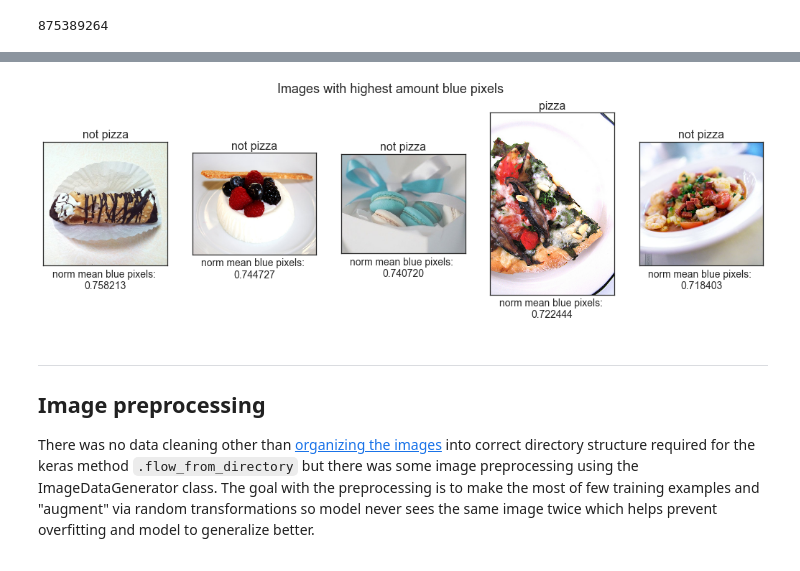
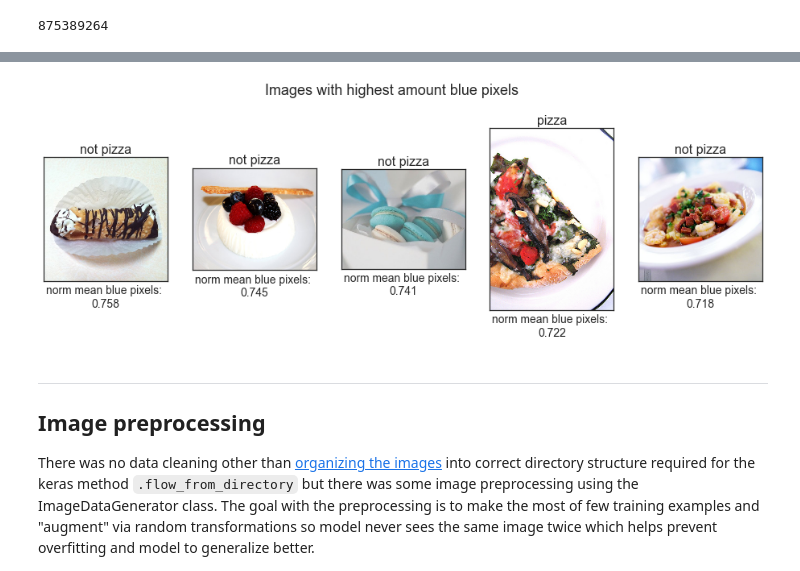
Before and after one commit to vnessified/DSI-SF-2-vnessified, a Jupyter notebook: capstone/technical_report/tech_report.ipynb, the cells around one changed output, grey strips where cells are left out. Saved outputs shown, nothing was run; the diff lists cells and outputs as text; code cells hidden in the pictures.

```diff
--- a/capstone/technical_report/tech_report.ipynb
+++ b/capstone/technical_report/tech_report.ipynb
@@ -56,6 +62,6 @@ df.to_csv('image_info.csv')
 # %%
-df = pd.read_csv('image_info.csv', index_col=0)
-df.head()
+img_info = pd.read_csv('image_info.csv', index_col=0)
+img_info.head()
 # %% [output]
 |  | label | red | green | blue | hue | sat | val | img_height | img_width | total_px | ... |
 | 0 | 0 | 0.232010 | 0.121889 | 0.040963 | 36.224313 | 0.808038 | 0.232448 | 512 | 384 | 196608 | ... |
@@ -124,7 +136,7 @@ plt.show()
 sns.set_style("white")
 fig, ax = plt.subplots(1,5,figsize=(16,4))
 
-sat_df = df.sort_values('sat', ascending=False)
+sat_df = img_info.sort_values('sat', ascending=False)
 images_plot = []
 
 for img in sat_df['full_path'][:5]:
@@ -139,7 +151,7 @@ for i in range(5):
     plt.imshow(images_plot[i])
     label = 'not pizza' if sat_df.label.values[i] == 0 else 'pizza'
     plt.title(label, size=16)
-    plt.xlabel("norm mean saturation: \n%f" % sat_df.sat.values[i], size=14)
+    plt.xlabel("norm mean saturation: \n%.3f" % sat_df.sat.values[i], size=14)
 
 plt.suptitle('Images with highest saturation', size=18)
 plt.show()
@@ -148,29 +160,29 @@ plt.show()
 # %%
 # display images with highest amount blue pixels
 sns.set_style("white")
 fig, ax = plt.subplots(1,5,figsize=(16,5))
 
-blue_df = df.sort_values('blue', ascending=False)
+blue_df = img_info.sort_values('blue', ascending=False)
 images_plot = []
 
 for img in blue_df['full_path'][:5]:
     image = cv2.imread(img)
     image_rgb = cv2.cvtColor(image, cv2.COLOR_BGR2RGB)
     images_plot.append(image_rgb)
 
 for i in range(5):
     plt.subplot(1,5,i+1)
     plt.xticks([], [])
     plt.yticks([], [])
     plt.imshow(images_plot[i])
     label = 'not pizza' if blue_df.label.values[i] == 0 else 'pizza'
     plt.title(label, size=16)
-    plt.xlabel("norm mean blue pixels: \n%f" % blue_df.blue.values[i], size=14)
+    plt.xlabel("norm mean blue pixels: \n%.3f" % blue_df.blue.values[i], size=14)
 
 plt.suptitle('Images with highest amount blue pixels', size=18)
 plt.show()
 # %% [output]
-[figure, old version]
+[figure, new version]
 # %% [markdown]
 ---
 ## <a name="4">Image preprocessing</a>
```
Also changed, not shown: parts of 34 cells of this notebook, 1 other file.
